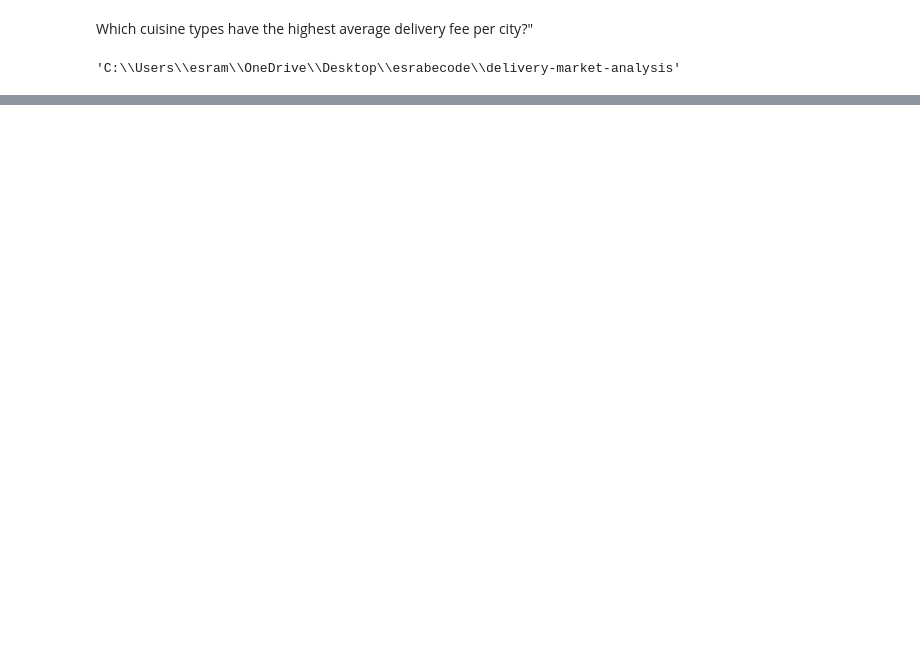
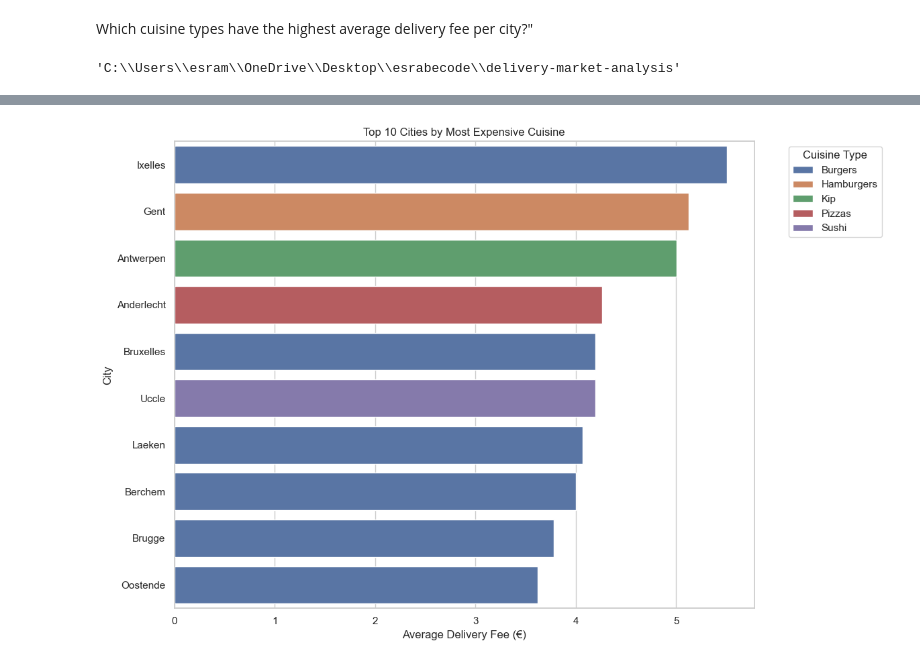
Before and after one commit to esramogulkoc-dev/delivery-market-analysis, a Jupyter notebook: sql/questions/openq2.ipynb, the cells around one changed output, grey strips where cells are left out. Drawn from its saved outputs; the diff is of its cells as text; code cells hidden in the pictures; blank space fills up the shorter version.

```diff
--- a/sql/questions/openq2.ipynb
+++ b/sql/questions/openq2.ipynb
@@ -78,0 +79,19 @@ delivery_fee_df.head(10)
+# %%
+top_cities = delivery_fee_df.sort_values("avg_delivery_fee", ascending=False).head(10)
+
+plt.figure(figsize=(12, 8))
+sns.barplot(
+    data=top_cities,
+    x="avg_delivery_fee",
+    y="city",
+    hue="cuisine_type",
+    dodge=False
+)
+plt.title("Top 10 Cities by Most Expensive Cuisine")
+plt.xlabel("Average Delivery Fee (€)")
+plt.ylabel("City")
+plt.legend(title="Cuisine Type", bbox_to_anchor=(1.05, 1), loc='upper left')
+plt.tight_layout()
+plt.show()
+# %% [output]
+[figure, added]
```
Also changed, not shown: parts of 1 cell of this notebook.
